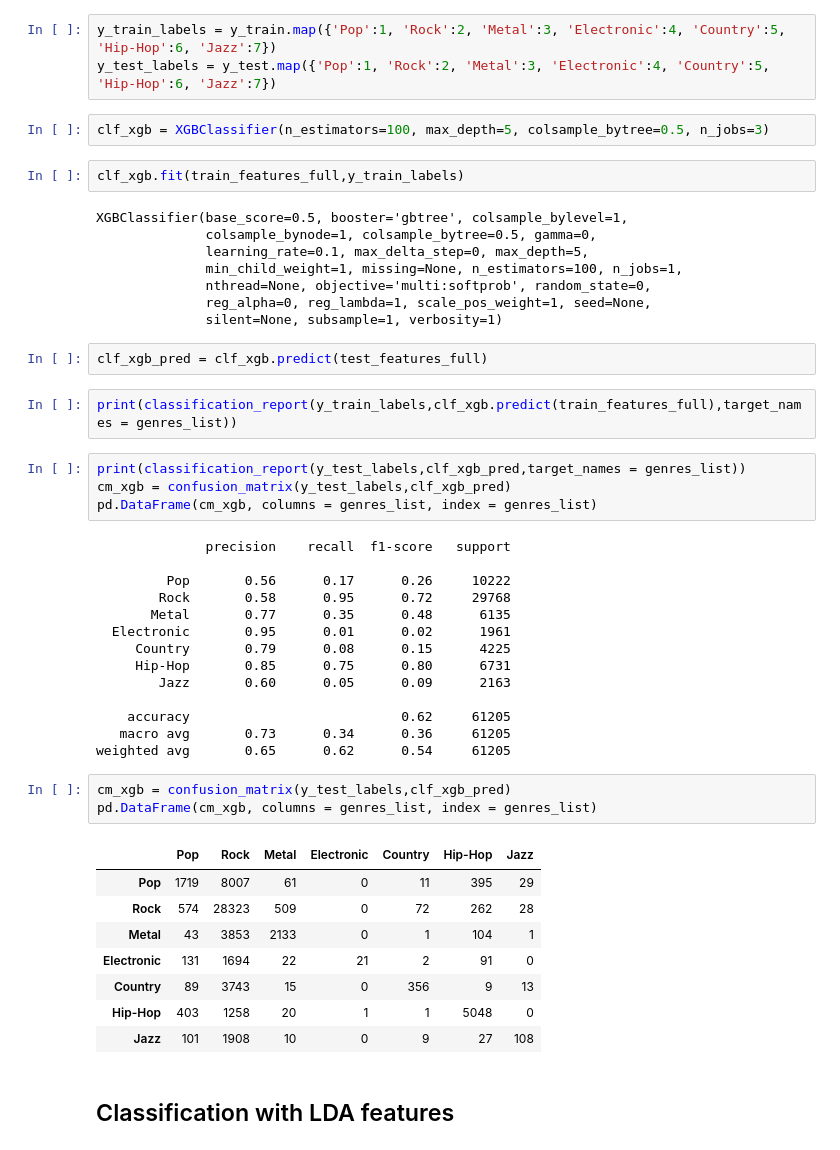
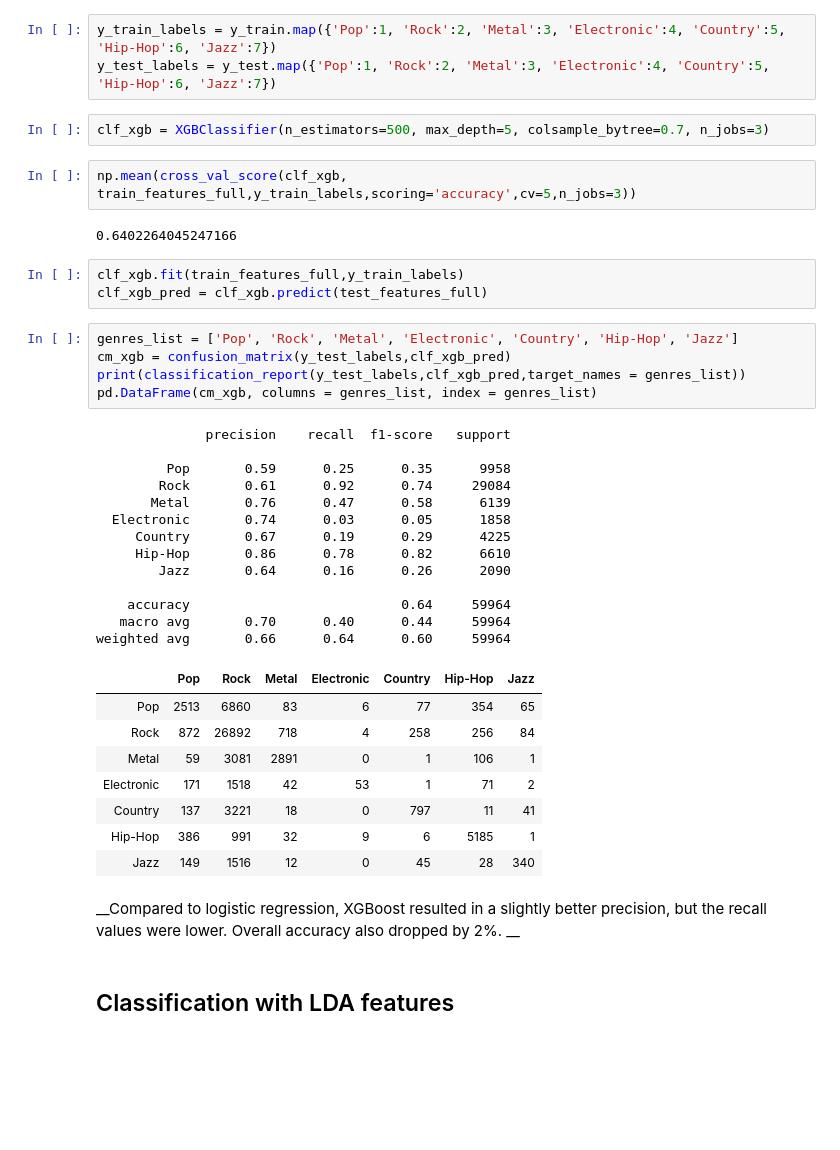
Before and after one commit to dsanyal/Lyrics_classifier, a Jupyter notebook: classifer.ipynb, the cells around one changed output. Cells and saved outputs as stored; diff of their text form; blank space fills up the shorter version.

```diff
--- a/classifer.ipynb
+++ b/classifer.ipynb
@@ -572,51 +573,43 @@ weighted avg       0.66      0.66      0.63     59964
 y_train_labels = y_train.map({'Pop':1, 'Rock':2, 'Metal':3, 'Electronic':4, 'Country':5, 'Hip-Hop':6, 'Jazz':7})
 y_test_labels = y_test.map({'Pop':1, 'Rock':2, 'Metal':3, 'Electronic':4, 'Country':5, 'Hip-Hop':6, 'Jazz':7})
 # %%
-clf_xgb = XGBClassifier(n_estimators=100, max_depth=5, colsample_bytree=0.5, n_jobs=3)
+clf_xgb = XGBClassifier(n_estimators=500, max_depth=5, colsample_bytree=0.7, n_jobs=3)
+# %%
+np.mean(cross_val_score(clf_xgb, train_features_full,y_train_labels,scoring='accuracy',cv=5,n_jobs=3))
+# %% [output]
+0.6402264045247166
 # %%
 clf_xgb.fit(train_features_full,y_train_labels)
+clf_xgb_pred = clf_xgb.predict(test_features_full)
-# %% [output]
-XGBClassifier(base_score=0.5, booster='gbtree', colsample_bylevel=1,
-              colsample_bynode=1, colsample_bytree=0.5, gamma=0,
-              learning_rate=0.1, max_delta_step=0, max_depth=5,
-              min_child_weight=1, missing=None, n_estimators=100, n_jobs=1,
-              nthread=None, objective='multi:softprob', random_state=0,
-              reg_alpha=0, reg_lambda=1, scale_pos_weight=1, seed=None,
-              silent=None, subsample=1, verbosity=1)
-# %%
-clf_xgb_pred = clf_xgb.predict(test_features_full)
-# %%
-print(classification_report(y_train_labels,clf_xgb.predict(train_features_full),target_names = genres_list))
 # %%
+genres_list = ['Pop', 'Rock', 'Metal', 'Electronic', 'Country', 'Hip-Hop', 'Jazz']
+cm_xgb = confusion_matrix(y_test_labels,clf_xgb_pred)
 print(classification_report(y_test_labels,clf_xgb_pred,target_names = genres_list))
-cm_xgb = confusion_matrix(y_test_labels,clf_xgb_pred)
 pd.DataFrame(cm_xgb, columns = genres_list, index = genres_list)
 # %% [output]
               precision    recall  f1-score   support
 
-         Pop       0.56      0.17      0.26     10222
-        Rock       0.58      0.95      0.72     29768
-       Metal       0.77      0.35      0.48      6135
-  Electronic       0.95      0.01      0.02      1961
-     Country       0.79      0.08      0.15      4225
-     Hip-Hop       0.85      0.75      0.80      6731
-        Jazz       0.60      0.05      0.09      2163
+         Pop       0.59      0.25      0.35      9958
+        Rock       0.61      0.92      0.74     29084
+       Metal       0.76      0.47      0.58      6139
+  Electronic       0.74      0.03      0.05      1858
+     Country       0.67      0.19      0.29      4225
+     Hip-Hop       0.86      0.78      0.82      6610
+        Jazz       0.64      0.16      0.26      2090
 
-    accuracy                           0.62     61205
-   macro avg       0.73      0.34      0.36     61205
-weighted avg       0.65      0.62      0.54     61205
+    accuracy                           0.64     59964
+   macro avg       0.70      0.40      0.44     59964
+weighted avg       0.66      0.64      0.60     59964
+|  | Pop | Rock | Metal | Electronic | Country | Hip-Hop | Jazz |
+| Pop | 2513 | 6860 | 83 | 6 | 77 | 354 | 65 |
+| Rock | 872 | 26892 | 718 | 4 | 258 | 256 | 84 |
+| Metal | 59 | 3081 | 2891 | 0 | 1 | 106 | 1 |
+| Electronic | 171 | 1518 | 42 | 53 | 1 | 71 | 2 |
+| Country | 137 | 3221 | 18 | 0 | 797 | 11 | 41 |
+| Hip-Hop | 386 | 991 | 32 | 9 | 6 | 5185 | 1 |
+| Jazz | 149 | 1516 | 12 | 0 | 45 | 28 | 340 |
-# %%
-cm_xgb = confusion_matrix(y_test_labels,clf_xgb_pred)
-pd.DataFrame(cm_xgb, columns = genres_list, index = genres_list)
-# %% [output]
-|  | Pop | Rock | Metal | Electronic | Country | Hip-Hop | Jazz |
-| Pop | 1719 | 8007 | 61 | 0 | 11 | 395 | 29 |
-| Rock | 574 | 28323 | 509 | 0 | 72 | 262 | 28 |
-| Metal | 43 | 3853 | 2133 | 0 | 1 | 104 | 1 |
-| Electronic | 131 | 1694 | 22 | 21 | 2 | 91 | 0 |
-| Country | 89 | 3743 | 15 | 0 | 356 | 9 | 13 |
-| Hip-Hop | 403 | 1258 | 20 | 1 | 1 | 5048 | 0 |
-| Jazz | 101 | 1908 | 10 | 0 | 9 | 27 | 108 |
+# %% [markdown]
+__Compared to logistic regression, XGBoost resulted in a slightly better precision, but the recall values were lower. Overall accuracy also dropped by 2%. __
 # %% [markdown]
 ## Classification with LDA features
 # %%
```
Also changed, not shown: parts of 4 cells of this notebook.
